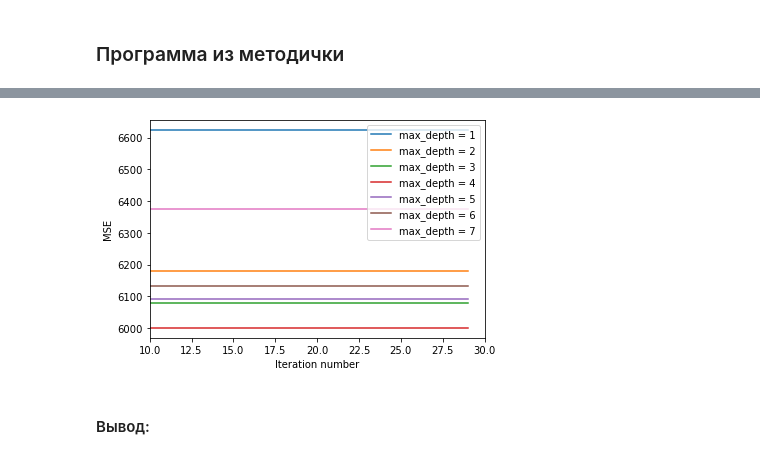
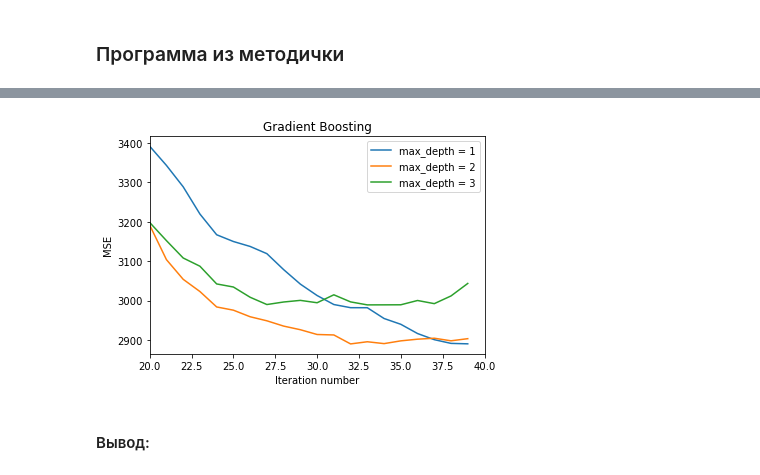
Before and after one commit to FKz11/Alg_DS, a Jupyter notebook: lesson-6.ipynb, the cells around one changed output, grey strips where cells are left out. Drawn from its saved outputs; the diff is of its cells as text; code cells hidden in the pictures.

```diff
--- a/lesson-6.ipynb
+++ b/lesson-6.ipynb
@@ -151,7 +136,0 @@ evaluate_alg(X_train, X_test, y_train, y_test, trees, coefs, eta)
-# %%
-eta = 0.1
-n_trees = 30
-# %%
-max_depth = 1
-
-trees_1, train_errors_1, test_errors_1 = gb_fit(n_trees, max_depth, X_train, X_test, y_train, y_test, coefs, eta)
@@ -169,4 +140,0 @@ get_error_plot(n_trees, train_errors_1, test_errors_1)
-# %%
-max_depth = 2
-
-trees_2, train_errors_2, test_errors_2 = gb_fit(n_trees, max_depth, X_train, X_test, y_train, y_test, coefs, eta)
@@ -184,4 +140,0 @@ get_error_plot(n_trees, train_errors_2, test_errors_2)
-# %%
-max_depth = 3
-
-trees_3, train_errors_3, test_errors_3 = gb_fit(n_trees, max_depth, X_train, X_test, y_train, y_test, coefs, eta)
@@ -264,17 +141,16 @@ get_error_plot(n_trees, train_errors_7, test_errors_7)
 # %%
+plt.title('Gradient Boosting')
 plt.xlabel('Iteration number')
 plt.ylabel('MSE')
-plt.xlim(10, n_trees)
-plt.plot(list(range(n_trees)[10:]), test_errors_1[10:], label='max_depth = 1')
-plt.plot(list(range(n_trees)[10:]), test_errors_2[10:], label='max_depth = 2')
-plt.plot(list(range(n_trees)[10:]), test_errors_3[10:], label='max_depth = 3')
-plt.plot(list(range(n_trees)[10:]), test_errors_4[10:], label='max_depth = 4')
-plt.plot(list(range(n_trees)[10:]), test_errors_5[10:], label='max_depth = 5')
-plt.plot(list(range(n_trees)[10:]), test_errors_6[10:], label='max_depth = 6')
-plt.plot(list(range(n_trees)[10:]), test_errors_7[10:], label='max_depth = 7')
+start = 20
+end = n_trees
+plt.xlim(start, end)
+plt.plot(list(range(n_trees)[start:]), test_errors_1[start:end], label='max_depth = 1')
+plt.plot(list(range(n_trees)[start:]), test_errors_2[start:end], label='max_depth = 2')
+plt.plot(list(range(n_trees)[start:]), test_errors_3[start:end], label='max_depth = 3')
 plt.legend(loc='upper right')
 plt.show()
 # %% [output]
-[figure, old version]
+[figure, new version]
 # %% [markdown]
 #### Вывод:
```
Also changed, not shown: parts of 91 cells of this notebook.
